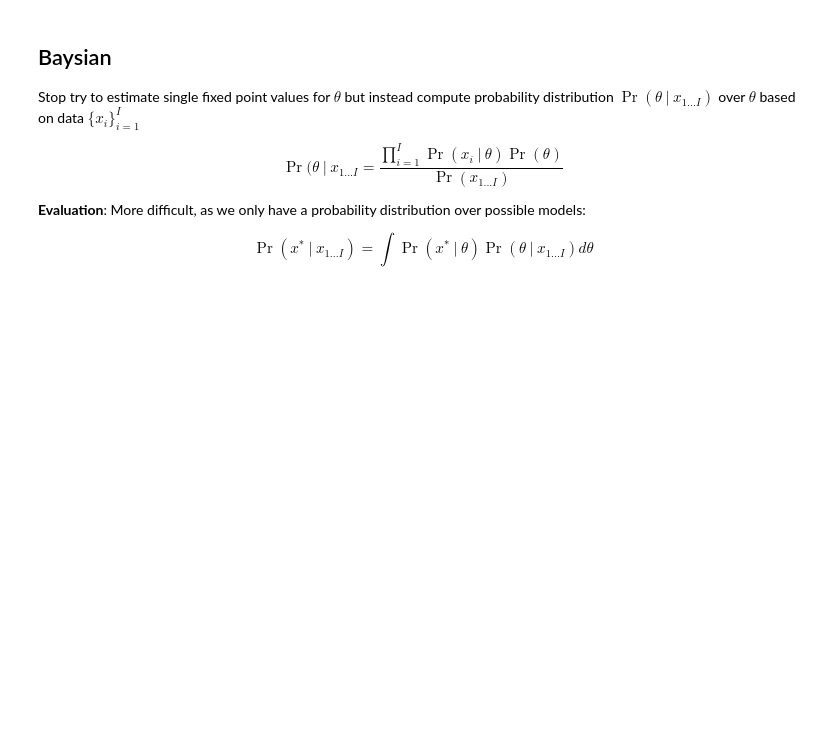
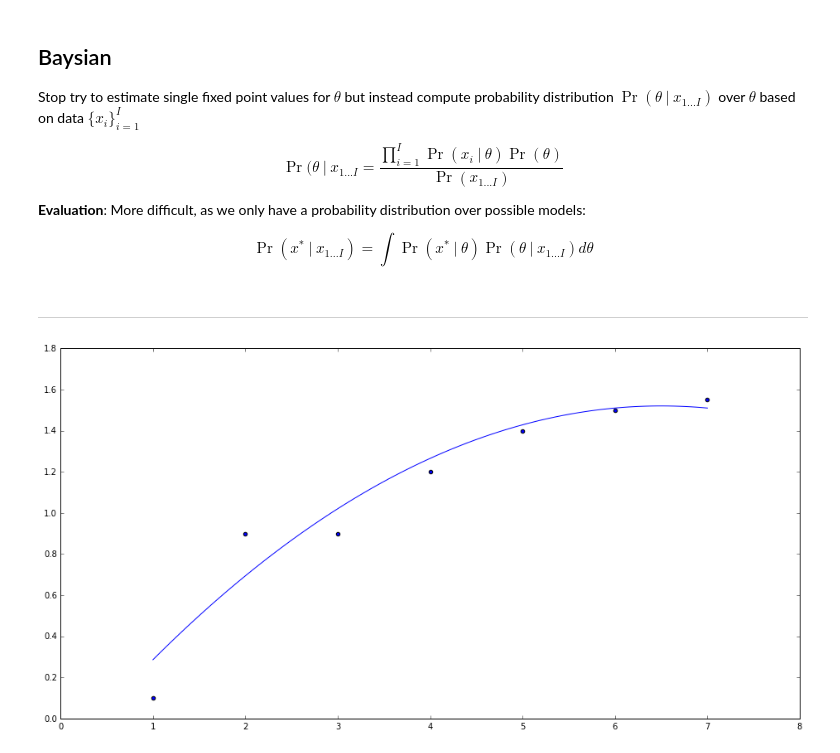
Before and after one commit to justayak/playground, a Jupyter notebook: machine_learning/learning.ipynb, the cells around one changed output. Drawn from its saved outputs; the diff is of its cells as text; code cells hidden in the pictures; blank space fills up the shorter version.

Commit message:
'brute-force' fitting

```diff
--- a/machine_learning/learning.ipynb
+++ b/machine_learning/learning.ipynb
@@ -414,3 +414,65 @@ $$\Pr(\theta \ \vert \ x_{1...I} = \frac{
 **Evaluation**: More difficult, as we only have a probability distribution over possible models:
 
 $$\Pr(x^* \ \vert \ x_{1...I}) = \int \Pr(x^* \ \vert \ \theta)\Pr(\theta \ \vert \ x_{1...I})d\theta$$
+# %% [markdown]
+---
+# %%
+fig = plt.figure(figsize=(16,8))
+
+X = [1, 2, 3, 4, 5, 6, 7]
+T = [0.1, 0.9, 0.9, 1.2, 1.4, 1.5, 1.55]
+
+def y(x,w):
+    total = 0
+    M = len(w)
+    for j, w in enumerate(w):
+        total += (w * (x ** j))
+    return total
+
+def E(w, X, T, y):
+    assert(len(X) == len(T))
+    total = 0
+    for n, x in enumerate(X):
+        t = T[n]
+        sq = (y(x, w) - t) ** 2
+        total += sq
+    return 0.5 * total
+
+w = [0, -0.1, -0.1]
+
+
+def plot_w(ax, w, X, fun=y):
+    min_v = min(X)
+    max_v = max(X)
+    X = np.linspace(min_v, max_v, 100)
+    Y = [fun(x, w) for x in X]
+    ax.plot(X,Y)
+
+def brute_force_fitting(ax, w, X, T, fun=y, Err=E):
+    best_params = list(w)
+    best_error = Err(w,X,T, fun)
+
+    values = np.linspace(-2, 2, 50)
+
+    assert(len(w) == 3)
+    for a in list(values):
+        for b in list(values):
+            for c in list(values):
+                w = [a, b, c]
+                error = Err(w,X,T, fun)
+                if error < best_error:
+                    best_params = list(w)
+                    best_error = error
+
+    plot_w(ax, best_params, X, fun)
+
+
+ax = fig.add_subplot(111)
+ax.scatter(X,T)
+
+
+brute_force_fitting(ax, w, X, T, y, E)
+
+plt.show()
+# %% [output]
+[figure, added]
```
